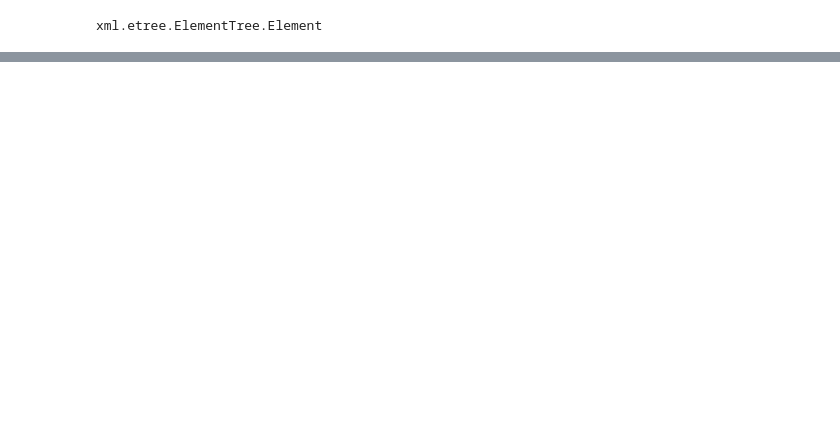
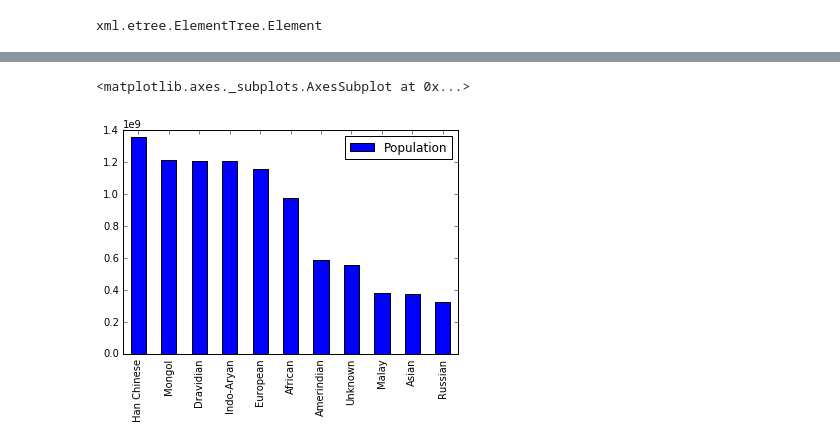
Before and after one commit to codyw826/Public-Projects, a Jupyter notebook: sliderule_dsi_xml_exercise.ipynb, the cells around one changed output, grey strips where cells are left out. Cells and saved outputs as stored; diff of their text form; code cells hidden in the pictures; blank space fills up the shorter version.

```diff
--- a/sliderule_dsi_xml_exercise.ipynb
+++ b/sliderule_dsi_xml_exercise.ipynb
@@ -153,0 +268,4 @@ NameError: name 'country' is not defined
+# %%
+ethnic = pd.DataFrame.from_dict(edict, orient = 'index')
+ethnic.columns = ["Population"]
+ethnic.head(15)
@@ -153,0 +289,5 @@ NameError: name 'country' is not defined
+# %%
+ethnic = ethnic.sort_values("Population", ascending = False)
+ethnic.head(11)
+#ANSWER TO QUESTION 3
+#Top 10 ethnicities with highest population, not including Unknown ethnicity values
@@ -153,0 +307,5 @@ NameError: name 'country' is not defined
+# %%
+ethnic.head(11).plot(kind='bar')
+# %% [output]
+<matplotlib.axes._subplots.AxesSubplot at 0x...>
+[figure, added]
```
Also changed, not shown: parts of 9 cells of this notebook.
